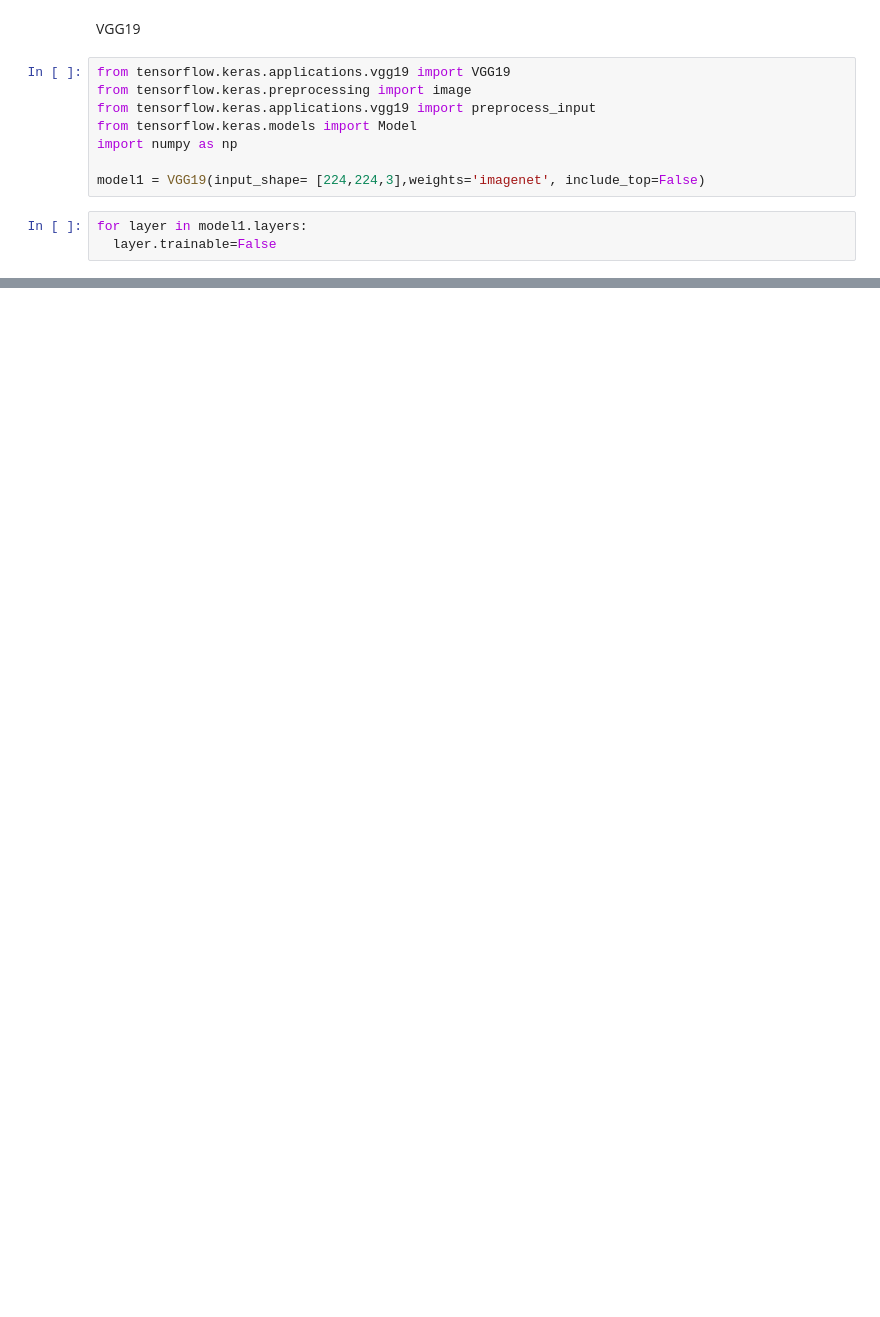
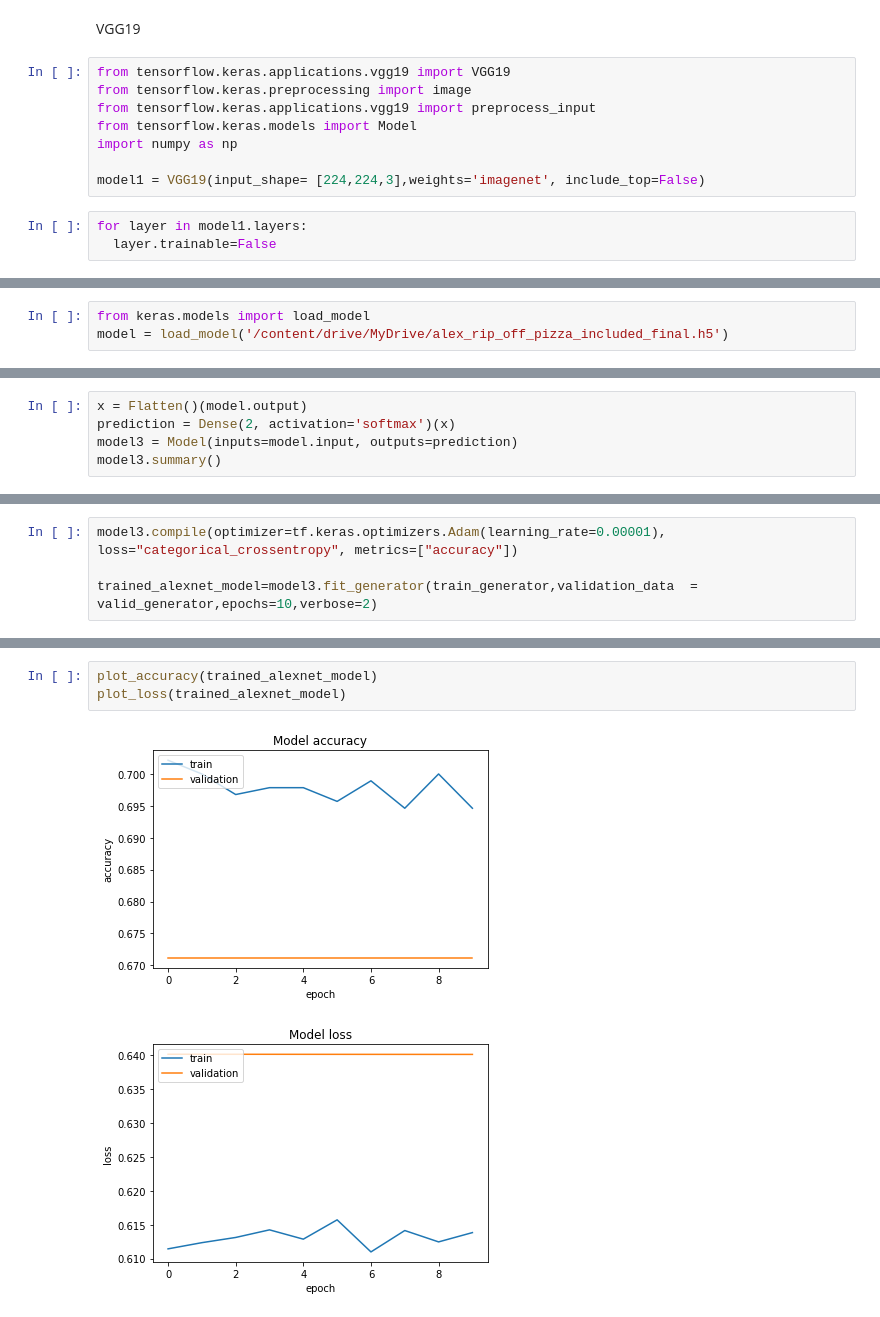
Before and after one commit to m0n1sh/dsci_project_team_2, a Jupyter notebook: Transfer_learning_VGG16.ipynb, the cells around one changed output, grey strips where cells are left out. Drawn from its saved outputs; the diff is of its cells as text; blank space fills up the shorter version.

```diff
--- a/Transfer_learning_VGG16.ipynb
+++ b/Transfer_learning_VGG16.ipynb
@@ -232,0 +239,3 @@ plot_loss(trained_model_VGG19)
+# %%
+from keras.models import load_model
+model = load_model('/content/drive/MyDrive/alex_rip_off_pizza_included_final.h5')
@@ -232,0 +245,5 @@ plot_loss(trained_model_VGG19)
+# %%
+x = Flatten()(model.output)
+prediction = Dense(2, activation='softmax')(x)
+model3 = Model(inputs=model.input, outputs=prediction)
+model3.summary()
@@ -232,0 +268,4 @@ plot_loss(trained_model_VGG19)
+# %%
+model3.compile(optimizer=tf.keras.optimizers.Adam(learning_rate=0.00001), loss="categorical_crossentropy", metrics=["accuracy"])
+
+trained_alexnet_model=model3.fit_generator(train_generator,validation_data  = valid_generator,epochs=10,verbose=2)
@@ -232,0 +293,6 @@ plot_loss(trained_model_VGG19)
+# %%
+plot_accuracy(trained_alexnet_model)
+plot_loss(trained_alexnet_model)
+# %% [output]
+[figure, added]
+[figure, added]
```
Also changed, not shown: parts of 12 cells of this notebook.
